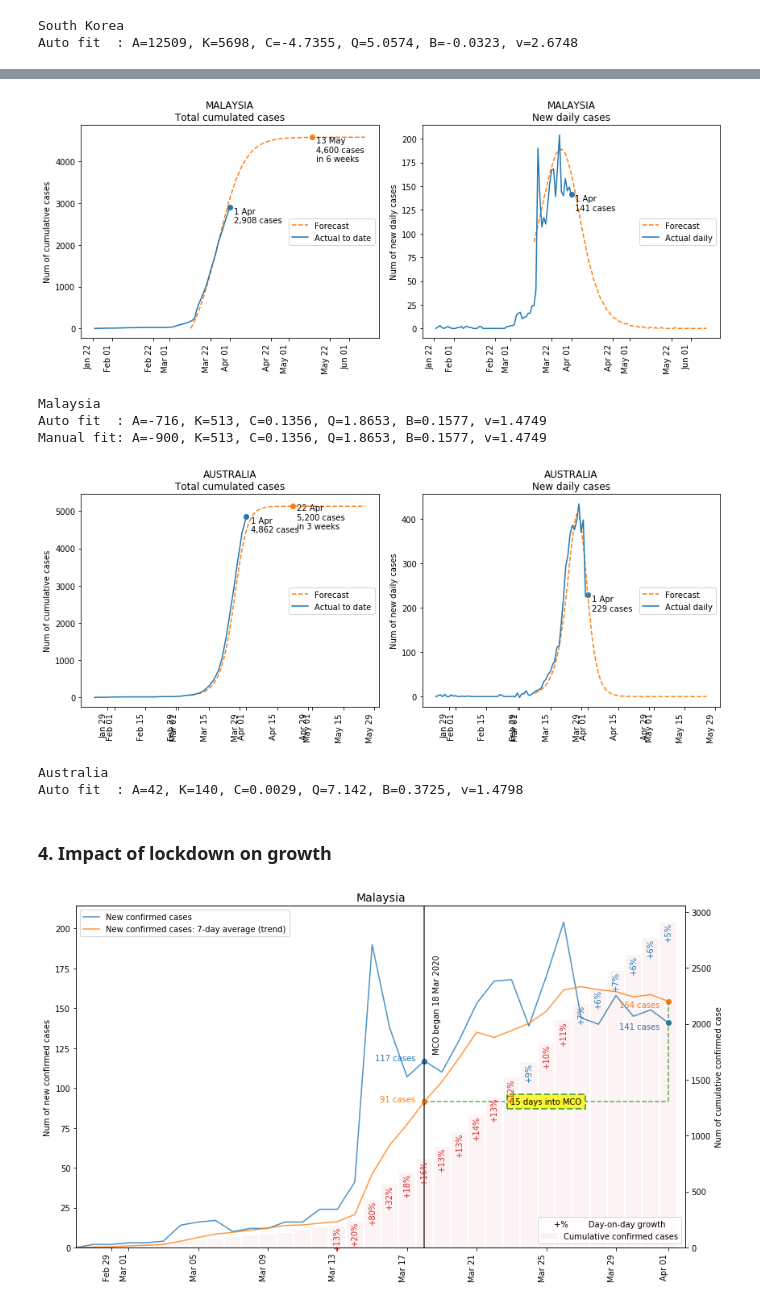
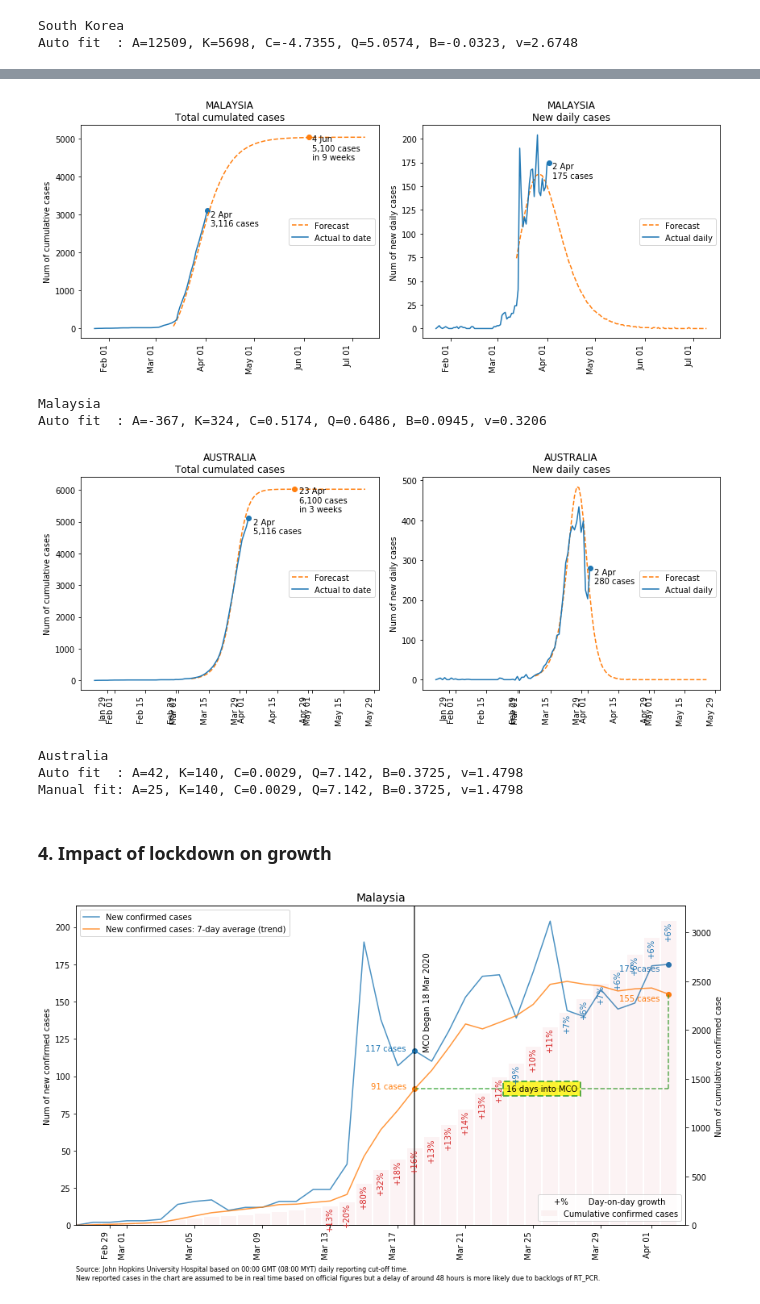
Before and after one commit to khairulomar/Covid-19, a Jupyter notebook: Covid19.ipynb, the cells around one changed output, grey strips where cells are left out. Cells and saved outputs as stored; diff of their text form; code cells hidden in the pictures.

```diff
--- a/Covid19.ipynb
+++ b/Covid19.ipynb
@@ -38,7 +38,7 @@ warnings.filterwarnings("ignore")
 #     df.to_csv(f'csv/{month}-{day}-{year}.csv')
 # %%
 # One-day download from John Hopkins Hospital database
-day = 1
+day = 2
 month = 4
 date  = pd.to_datetime(f"20200{month}{0 if day<10 else ''}{day}", format='%Y%m%d')
 day0, month0, year0 = str(date)[8:10], str(date)[5:7], str(date)[:4]
@@ -841,20 +843,20 @@ Auto fit  : A=-18, K=267, C=0.0547, Q=13.5491, B=0.2895, v=0.6374
 #predict_plot('Malaysia', days=60, fit_start='20200307', fit_end='20200320', K=300, B=0.3, Q=5)
 #predict_plot('Malaysia', days=90, fit_start='20200307', fit_end='20200320', K=400, B=0.2, Q=4)
 #predict_plot('Malaysia', days=100, fit_start='20200313', fit_end='20200325')
-predict_plot('Malaysia', days=90, fit_start='20200312', A=-900)
+predict_plot('Malaysia', days=120, fit_start='20200312', fit_end='20200401')
 # %% [output]
-[figure, old version]
+[figure, new version]
 Malaysia
-Auto fit  : A=-716, K=513, C=0.1356, Q=1.8653, B=0.1577, v=1.4749
-Manual fit: A=-900, K=513, C=0.1356, Q=1.8653, B=0.1577, v=1.4749
+Auto fit  : A=-367, K=324, C=0.5174, Q=0.6486, B=0.0945, v=0.3206
 # %%
 #predict_plot('Australia', days=60, fit_end='20200317', B=0.25, showpeak=False)
 #predict_plot('Australia', days=80, fit_start='20200307', fit_end='20200317', showpeak=False, B=0.28, K=300, Q=12)
-predict_plot('Australia', days=80, fit_start='20200307', fit_end='20200328')
+predict_plot('Australia', days=80, fit_start='20200307', fit_end='20200328', A=25)
 # %% [output]
-[figure, old version]
+[figure, new version]
 Australia
 Auto fit  : A=42, K=140, C=0.0029, Q=7.142, B=0.3725, v=1.4798
+Manual fit: A=25, K=140, C=0.0029, Q=7.142, B=0.3725, v=1.4798
 # %% [markdown]
 ### 4. Impact of lockdown on growth
 # %%
@@ -908,34 +910,36 @@ ax.text(lockstart+lockperiod/2, data1lock, f'{lockperiod.days+1} days into {lock
 ax.text(lockstart-oneday/2, data1lock, f'{int(data1lock)} cases', ha='right', color='C1')
 ax.text(lockstart-oneday/2, data0lock, f'{int(data0lock)} cases', ha='right', color='C0')
 ax.text(lockend-oneday/2, data1now, f'{int(data1now)} cases', va='top', ha='right', color='C1')
 ax.text(lockend-oneday/2, data0now, f'{int(data0now)} cases', va='top', ha='right', color='C0')
 
 # Cumulative cases
 ax2 = ax.twinx()
 ax2.bar(data0.date, data0.confirmed, label='Cumulative confirmed cases', color='C3', width=0.9, alpha=0.05)
 for i in data0[data0.date>txtmin].index:
     if data0.iloc[i].growth >= 1.1: color='C3'
     elif data0.iloc[i].growth >= 1.01: color='C0'
     else: color='C2'
     ax2.text(data0.iloc[i].date, data0.iloc[i].confirmed, f'+{int((data0.iloc[i].growth-1)*100)}%',
              rotation=90, ha='center', va='top', color=color)
 # Axis labels
 ax.set_xlim(xmin, data0.date.max()+oneday)
 ax.set_ylim(0, data0.new_confirmed.max()*1.05)
 ax.xaxis.set_major_formatter(mdates.DateFormatter("%b %d"))
 fig.autofmt_xdate(rotation=90)
 ax.set_ylabel('Num of new confirmed cases')
 ax2.set_ylabel('Num of cumulative confirmed case')
+plt.annotate('Source: John Hopkins University Hospital based on 00:00 GMT (08:00 MYT) daily reporting cut-off time.\nNew reported cases in the chart are assumed to be in real time based on official figures but a delay of around 48 hours is more likely due to backlogs of RT_PCR.',
+             (0,0), (0, -50), xycoords='axes fraction', textcoords='offset points', va='top', fontsize=8)
 
 # Legends
 ax.legend(loc='upper left')
 ax2.legend(loc='lower right', title='+%        Day-on-day growth')
 ax.set_title(country, fontsize=14)
 plt.tight_layout()
 plt.savefig(f"img/lockdown_{country.replace(' ','_')}", pad_inches=0)
 plt.show()
 # %% [output]
-[figure, old version]
+[figure, new version]
 # %%
 # Assign values
 country   = 'Italy'
```
Also changed, not shown: parts of 28 cells of this notebook, 27 other files.
